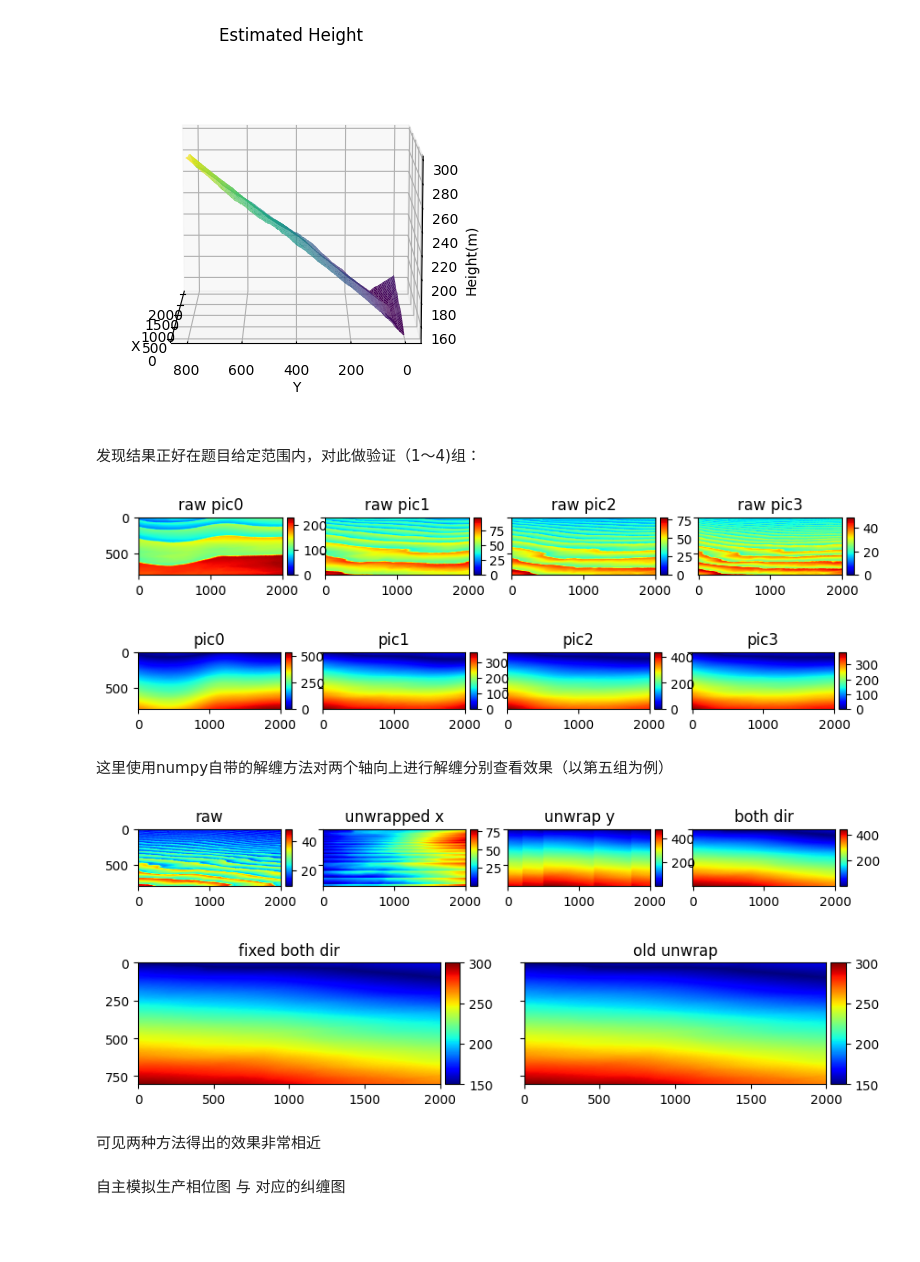
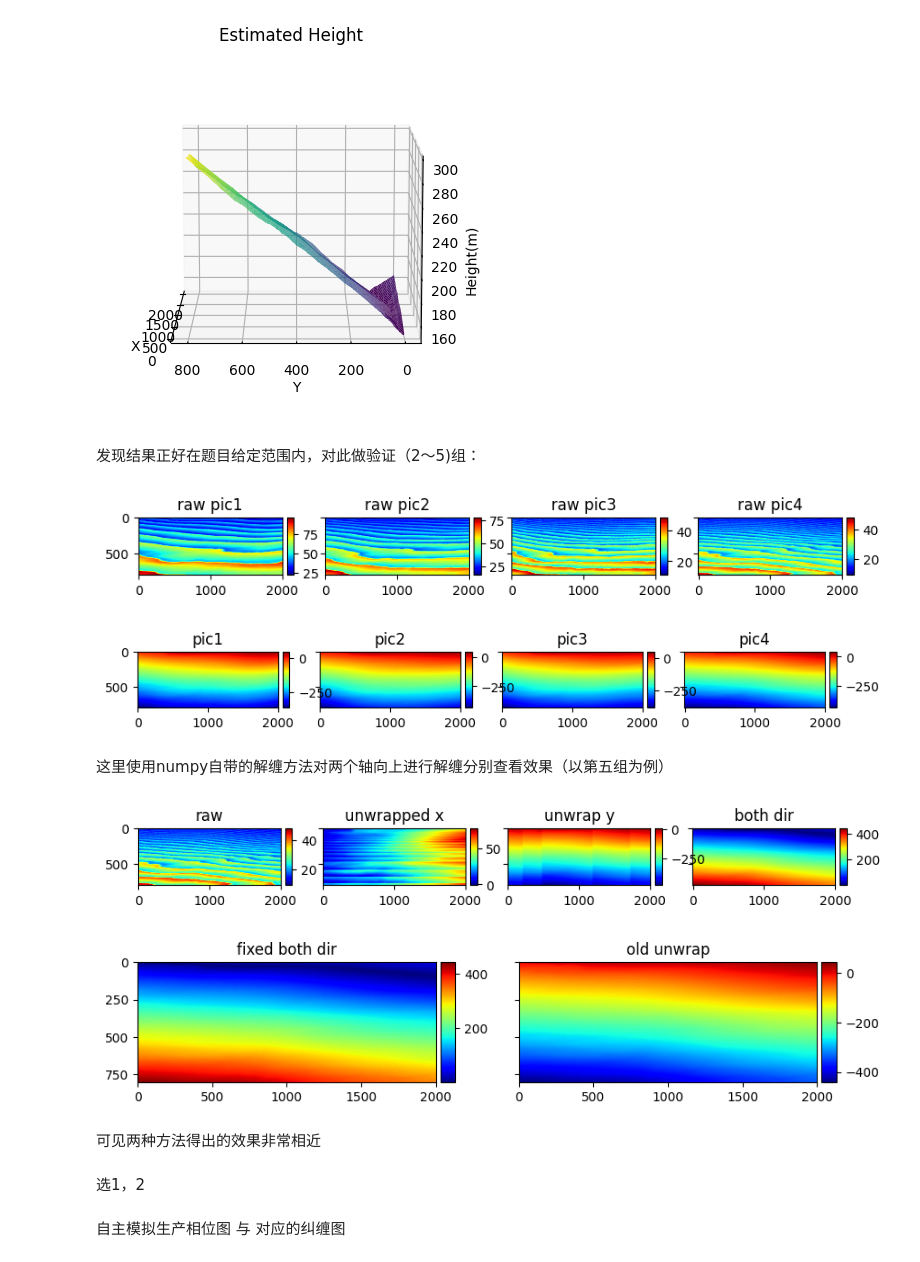
Before and after one commit to BlingCc233/project_A, a Jupyter notebook: nostack.ipynb, the cells around one changed output. Cells and saved outputs as stored; diff of their text form; code cells hidden in the pictures; blank space fills up the shorter version.

```diff
--- a/nostack.ipynb
+++ b/nostack.ipynb
@@ -18,20 +18,21 @@ for i in range(1,6):
 
 
 
+import re
 
 
 for i in range(5):
     print(f'kz_{i+1}.csv shape: {df_k[i].shape}')
     print(f'Theta_{i+1}.csv shape: {df_theta[i].shape}')
+
     for j in range(df_k[i].shape[1]):
         k_j = df_k[i].iloc[0 ,j]
         k_j_str = str(k_j)
-        decimal_index = k_j_str.find('.')
-        if decimal_index != -1:
-            k_j = k_j_str[:decimal_index] + k_j_str[decimal_index+1:]
-        else:
-            k_j = k_j_str
-        df_k[i].loc[0 ,j] = float(k_j)
+        pattern = r"-0\.\d+"
+        matches = re.findall(pattern,k_j_str)
+        df_k[i].loc[0, j] = float(matches[0])
+
+    df_k[i] = pd.DataFrame(np.array(df_k[i]).astype(float))
 
 
 num_rows = 805
@@ -121,7 +122,7 @@ def plot_hist(*argv, titles):
 def raw_pic(index):
 
     # 遍历每个数据点，计算结果
-    results = -1 * ( np.array(df_theta[index]) + 2 * np.pi * n_i ) / np.array(df_k[index]).astype(float)
+    results = -1 * ( np.array(df_theta[index]) + 2 * np.pi * n_i ) / np.array(df_k[index])
 
     return results
 # %% [markdown]
@@ -171,6 +172,7 @@ def unwrap_phase(theta):
             phi[i, j] = phi[i-1, j] + delta_row_wrapped
             phi[i, j] = phi[i, j-1] + delta_col_wrapped
 
+    return phi
     return np.abs(phi)
 # %% [markdown]
 对第一组数据（考虑到raw图纠缠最简洁）输出3D高程图和2D高程图
@@ -216,14 +218,14 @@ draw3D(results)
 [figure]
 [figure]
 # %% [markdown]
-发现结果正好在题目给定范围内，对此做验证（1～4)组：
+发现结果正好在题目给定范围内，对此做验证（2～5)组：
 # %%
 results = np.zeros((4, num_rows, num_cols))
-for o in range(4):
+for o in range(1, 5):
     # phi = unwrap_phase(np.array(df_theta[o]))
     phi = unwrap_phase(np.array(df_theta[o]))
 
-    results[o] = -1 * phi / np.array(df_k[o]).astype(float)
+    results[o-1] = -1 * phi / np.array(df_k[o])
     # while np.min(results[o]) < 150:
     #     results[o] -= (2 * np.pi / df_k[o])
 
@@ -233,55 +235,59 @@ for o in range(4):
     # b = 150 - np.min(results[o]) * k
     # results[o] = results[o] * k + b
 
-plot(raw_pic(0), raw_pic(1), raw_pic(2), raw_pic(3), titles=[f"raw pic{i}" for i in range(4)])
-plot(results[0], results[1], results[2], results[3], titles=[f"pic{i}" for i in range(4)])
+plot(raw_pic(1), raw_pic(2), raw_pic(3), raw_pic(4), titles=[f"raw pic{i}" for i in range(1, 5)])
+plot(results[0], results[1], results[2], results[3], titles=[f"pic{i}" for i in range(1, 5)])
 # %% [output]
-[figure, old version]
+[figure, new version]
-[figure, old version]
+[figure, new version]
 # %% [markdown]
 这里使用numpy自带的解缠方法对两个轴向上进行解缠分别查看效果（以第五组为例）
 # %%
 theta = np.array(df_theta[4])
 k4 = np.array(df_k[4])
 
 # 使用numpy的unwrap函数对theta进行处理
 # 默认情况下，unwrap会沿着最后一个轴处理，对于二维矩阵来说，就是沿着每一行处理
 # 如果你想沿着其他轴处理，可以使用axis参数
 phix = np.unwrap(theta, axis=1)
 phiy = np.unwrap(theta, axis=0)
 phi = np.abs(np.unwrap(phix, axis=0))
 
 results = np.zeros((3 ,num_rows, num_cols))
 
-for i in range(num_rows):
-    for j in range(num_cols):
-        k_i = df_k[4].iloc[i, j]
-        results[0, i, j] = -1 / k_i * phix[i, j]
-        results[1, i, j] = -1 / k_i * phiy[i, j]
-        results[2, i ,j] = -1 / k_i * phi[i,j]
 
+for i in range(3):
+    if not i:
+        results[i] = -1 * phix / k4
+        continue
+    elif i % 2:
+        results[i] = -1 * phiy / k4
+    elif not i % 2:
+        results[i] = -1 * phi / k4
 
 plot(raw_pic(4), results[0], results[1], results[2], titles=["raw" , "unwrapped x" ,"unwrap y", "both dir"])
 
 # while np.min(results[2]) < 150:
 #     results[2] -= (2 * np.pi / df_k[4])
 
-k = ( 300 - 150 ) / ( np.max(results[2]) - np.min(results[2]) )
-b = 150 - np.min(results[2]) * k
-results[2] = results[2] * k + b
+# k = ( 300 - 150 ) / ( np.max(results[2]) - np.min(results[2]) )
+# b = 150 - np.min(results[2]) * k
+# results[2] = results[2] * k + b
 
 results[0] = -1 / k4 * unwrap_phase(theta)
 
 # while np.min(results[0]) < 150:
 #     results[0] -= (2 * np.pi / df_k[4])
 
-k = ( 300 - 150 ) / ( np.max(results[0]) - np.min(results[0]) )
-b = 150 - np.min(results[0]) * k
-results[0] = results[0] * k + b
+# k = ( 300 - 150 ) / ( np.max(results[0]) - np.min(results[0]) )
+# b = 150 - np.min(results[0]) * k
+# results[0] = results[0] * k + b
 
 plot(results[2], results[0]  , titles=[ "fixed both dir", "old unwrap"])
 # %% [output]
-[figure, old version]
+[figure, new version]
-[figure, old version]
+[figure, new version]
 # %% [markdown]
 可见两种方法得出的效果非常相近
+# %% [markdown]
+选1，2
```
Also changed, not shown: parts of 3 cells of this notebook.
